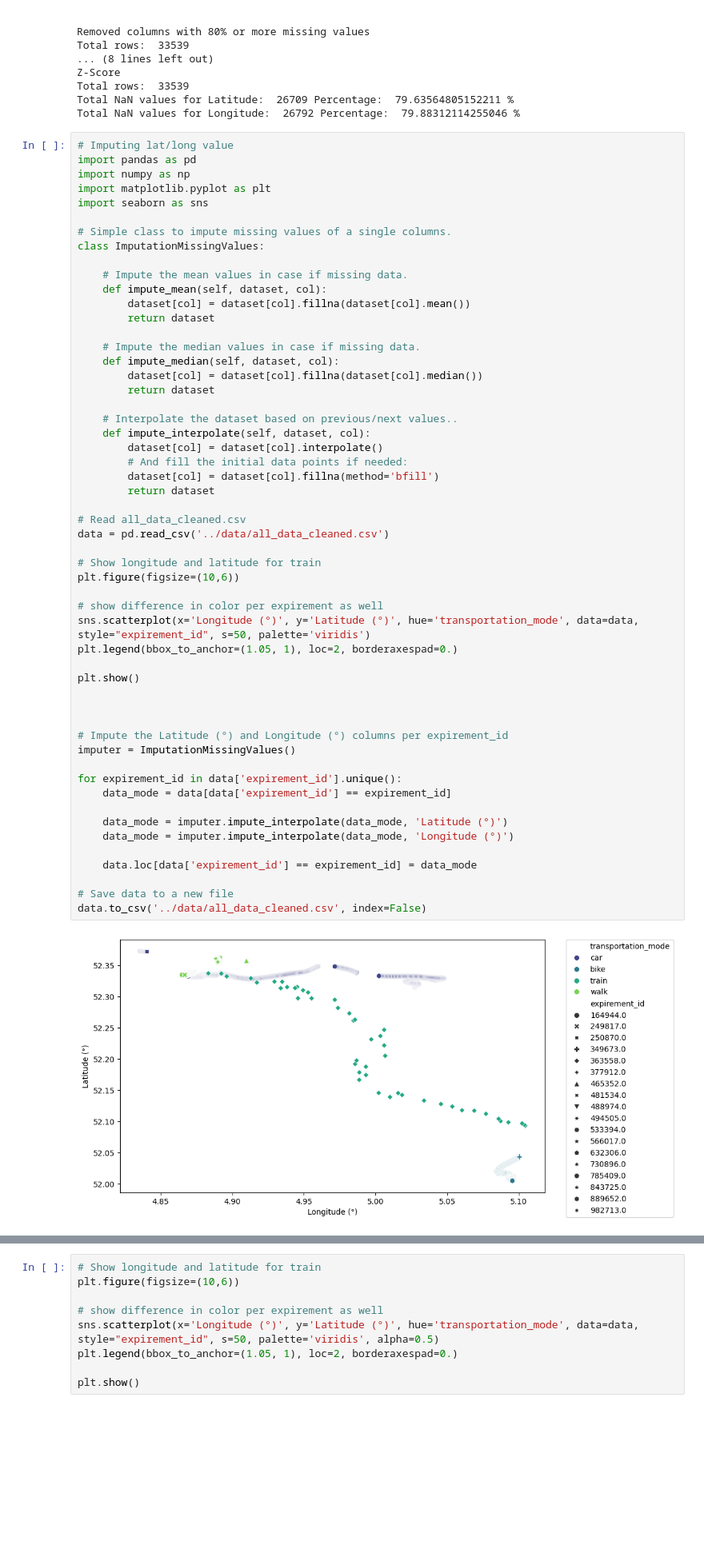
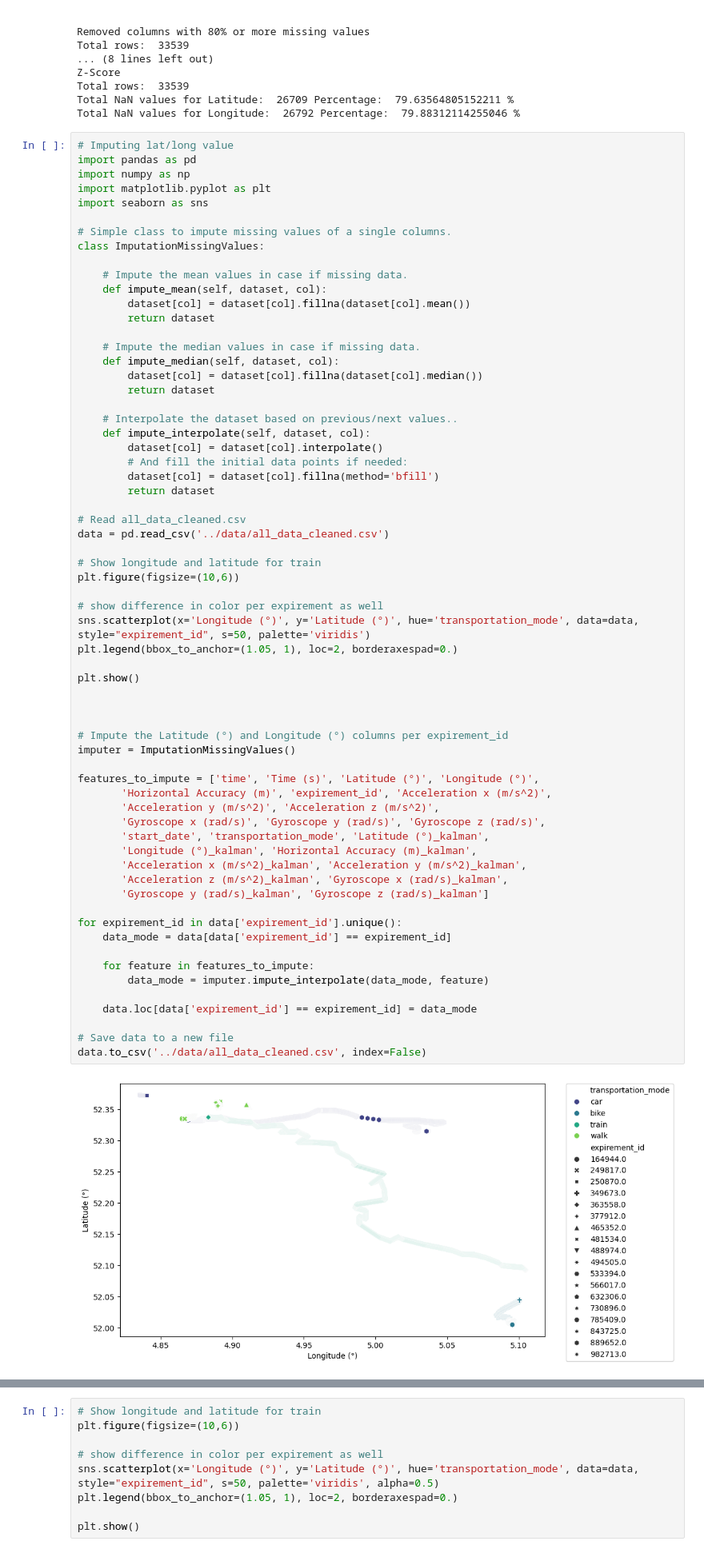
Before and after one commit to BluntKatana/transportation-mode-classifier, a Jupyter notebook: notebooks/data_cleaning.ipynb, the cells around one changed output, grey strips where cells are left out. Shown at 80% size. Cells and saved outputs as stored; diff of their text form; blank space fills up the shorter version.

```diff
--- a/notebooks/data_cleaning.ipynb
+++ b/notebooks/data_cleaning.ipynb
@@ -612,36 +595,46 @@ class ImputationMissingValues:
         # And fill the initial data points if needed:
         dataset[col] = dataset[col].fillna(method='bfill')
         return dataset
 
 # Read all_data_cleaned.csv
 data = pd.read_csv('../data/all_data_cleaned.csv')
 
 # Show longitude and latitude for train
 plt.figure(figsize=(10,6))
 
 # show difference in color per expirement as well
 sns.scatterplot(x='Longitude (°)', y='Latitude (°)', hue='transportation_mode', data=data, style="expirement_id", s=50, palette='viridis')
 plt.legend(bbox_to_anchor=(1.05, 1), loc=2, borderaxespad=0.)
 
 plt.show()
 
 
 
 # Impute the Latitude (°) and Longitude (°) columns per expirement_id
 imputer = ImputationMissingValues()
 
+features_to_impute = ['time', 'Time (s)', 'Latitude (°)', 'Longitude (°)',
+       'Horizontal Accuracy (m)', 'expirement_id', 'Acceleration x (m/s^2)',
+       'Acceleration y (m/s^2)', 'Acceleration z (m/s^2)',
+       'Gyroscope x (rad/s)', 'Gyroscope y (rad/s)', 'Gyroscope z (rad/s)',
+       'start_date', 'transportation_mode', 'Latitude (°)_kalman',
+       'Longitude (°)_kalman', 'Horizontal Accuracy (m)_kalman',
+       'Acceleration x (m/s^2)_kalman', 'Acceleration y (m/s^2)_kalman',
+       'Acceleration z (m/s^2)_kalman', 'Gyroscope x (rad/s)_kalman',
+       'Gyroscope y (rad/s)_kalman', 'Gyroscope z (rad/s)_kalman']
+
 for expirement_id in data['expirement_id'].unique():
     data_mode = data[data['expirement_id'] == expirement_id]
 
-    data_mode = imputer.impute_interpolate(data_mode, 'Latitude (°)')
-    data_mode = imputer.impute_interpolate(data_mode, 'Longitude (°)')
+    for feature in features_to_impute:
+        data_mode = imputer.impute_interpolate(data_mode, feature)
 
     data.loc[data['expirement_id'] == expirement_id] = data_mode
 
 # Save data to a new file
 data.to_csv('../data/all_data_cleaned.csv', index=False)
 # %% [output]
-[figure, old version]
+[figure, new version]
 A value is trying to be set on a copy of a slice from a DataFrame.
 Try using .loc[row_indexer,col_indexer] = value instead
 
```
Also changed, not shown: parts of 8 cells of this notebook, 7 other files.
